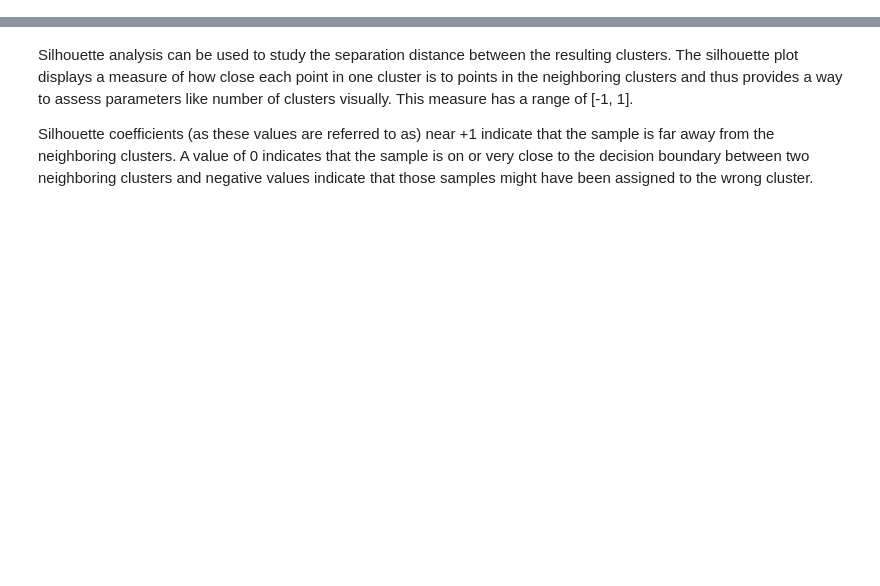
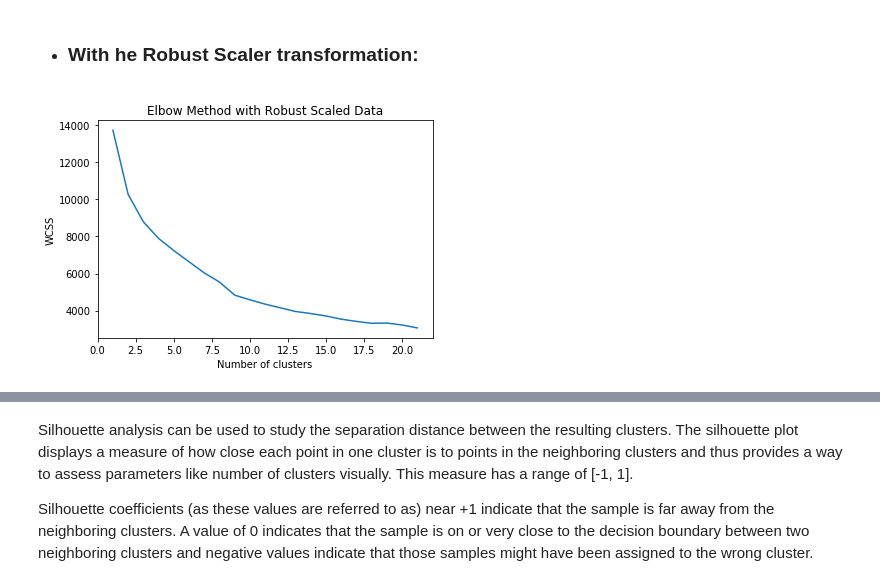
Before and after one commit to rfisla/FINAL-PROJECT-OF-KSCHOOL-MASTER, a Jupyter notebook: K-Means Algorithm.ipynb, the cells around one changed output, grey strips where cells are left out. Saved outputs shown, nothing was run; the diff lists cells and outputs as text; code cells hidden in the pictures; blank space fills up the shorter version.

```diff
--- a/K-Means Algorithm.ipynb
+++ b/K-Means Algorithm.ipynb
@@ -145,0 +122,9 @@ plot_clustering(groupby_domains_clustering_scaled, clusters_sk, centroids_sk)
+# %%
+kmeans = KMeans()
+parameters = {'n_clusters':range(1,17),
+              'init' : ('k-means++', 'random'),
+              'n_init':[5,10,15,20,25],
+              'max_iter' : [50,100,200,300,400,700,1000],
+              'algorithm' : ('auto', 'full', 'elkan')}
+
+gridsearchcv_robustscaler = GridSearchCV(estimator = kmeans, param_grid = parameters)
@@ -145,0 +191,16 @@ plot_clustering(groupby_domains_clustering_scaled, clusters_sk, centroids_sk)
+# %% [markdown]
+- ### With he Robust Scaler transformation:
+# %%
+wcss = []
+for i in range(1, 22):
+    kmeans = KMeans(n_clusters=i, init='random', max_iter=1000, n_init=10, algorithm='elkan')
+    kmeans.fit(groupby_domains_RobustScaler)
+    wcss.append(kmeans.inertia_)
+
+plt.plot(range(1, 22), wcss)
+plt.title('Elbow Method with Robust Scaled Data')
+plt.xlabel('Number of clusters')
+plt.ylabel('WCSS')
+plt.show()
+# %% [output]
+[figure, added]
```
Also changed, not shown: parts of 108 cells of this notebook.
